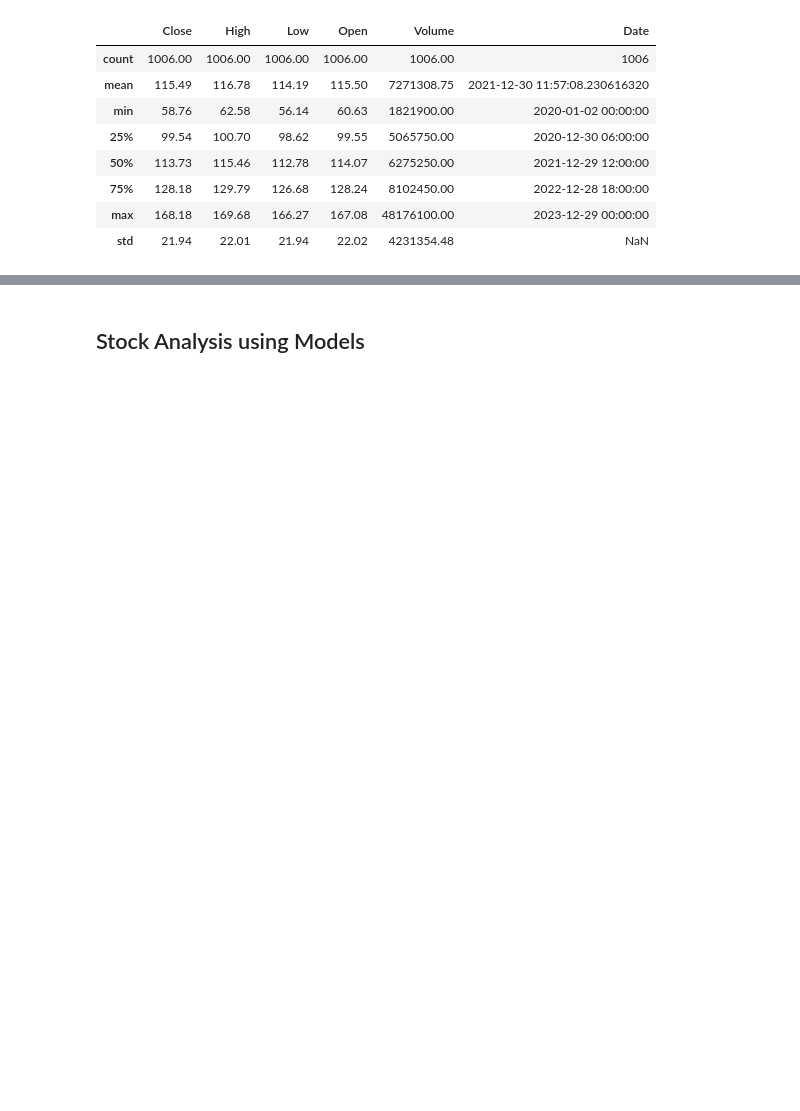
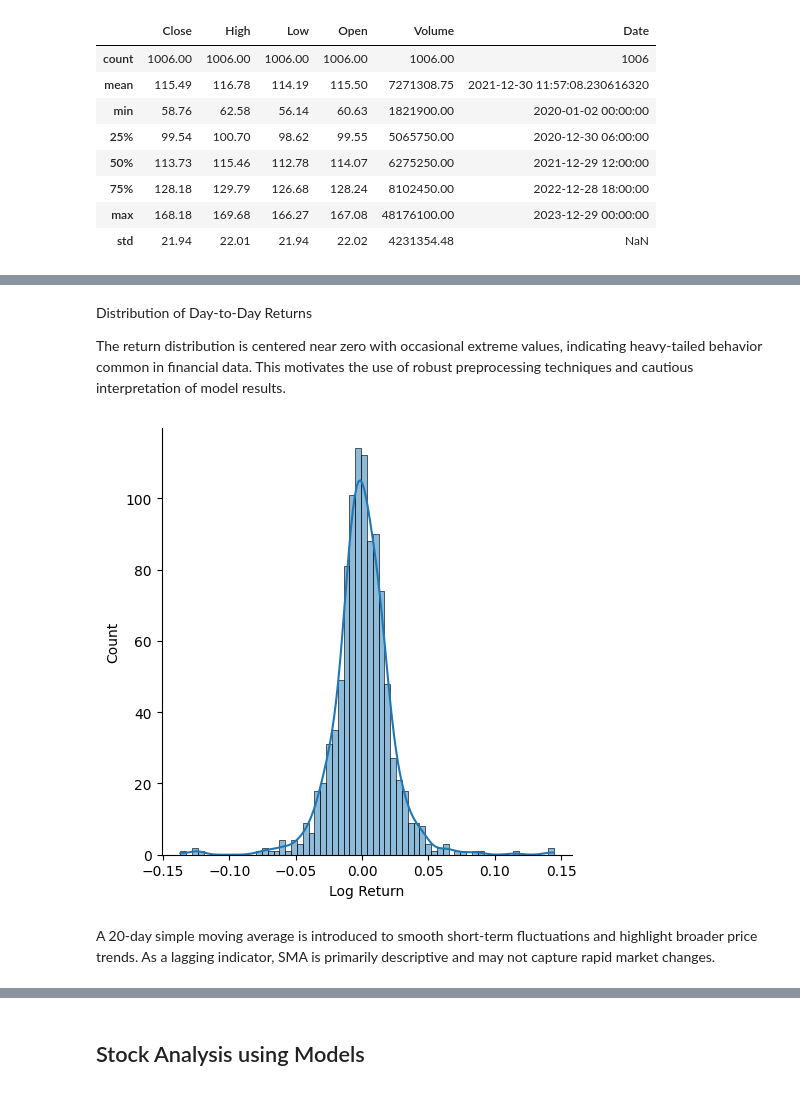
Before and after one commit to swordboy02/stock-analysis-app, a Jupyter notebook: apparelStockPredictor.ipynb, the cells around one changed output, grey strips where cells are left out. Saved outputs shown, nothing was run; the diff lists cells and outputs as text; code cells hidden in the pictures; blank space fills up the shorter version.

```diff
--- a/apparelStockPredictor.ipynb
+++ b/apparelStockPredictor.ipynb
@@ -158,2 +218,8 @@ plt.xticks(rotation=-45);
+# %% [markdown]
+Distribution of Day-to-Day Returns
+
+The return distribution is centered near zero with occasional extreme values, indicating heavy-tailed behavior common in financial data. This motivates the use of robust preprocessing techniques and cautious interpretation of model results.
 # %%
-sns.displot(nike, x='Day-to-day Return(%)',kde=True);
+sns.displot(nike, x='Log Return',kde=True);
+# %% [output]
+[figure, added]
@@ -168,2 +226,4 @@ sns.heatmap(corr, annot=False,cmap='coolwarm');
+# %% [markdown]
+A 20-day simple moving average is introduced to smooth short-term fluctuations and highlight broader price trends. As a lagging indicator, SMA is primarily descriptive and may not capture rapid market changes.
 # %%
 nike['SMA20'] = nike['Close'].rolling(window=20).mean()
```
Also changed, not shown: parts of 51 cells of this notebook, 1 other file.
